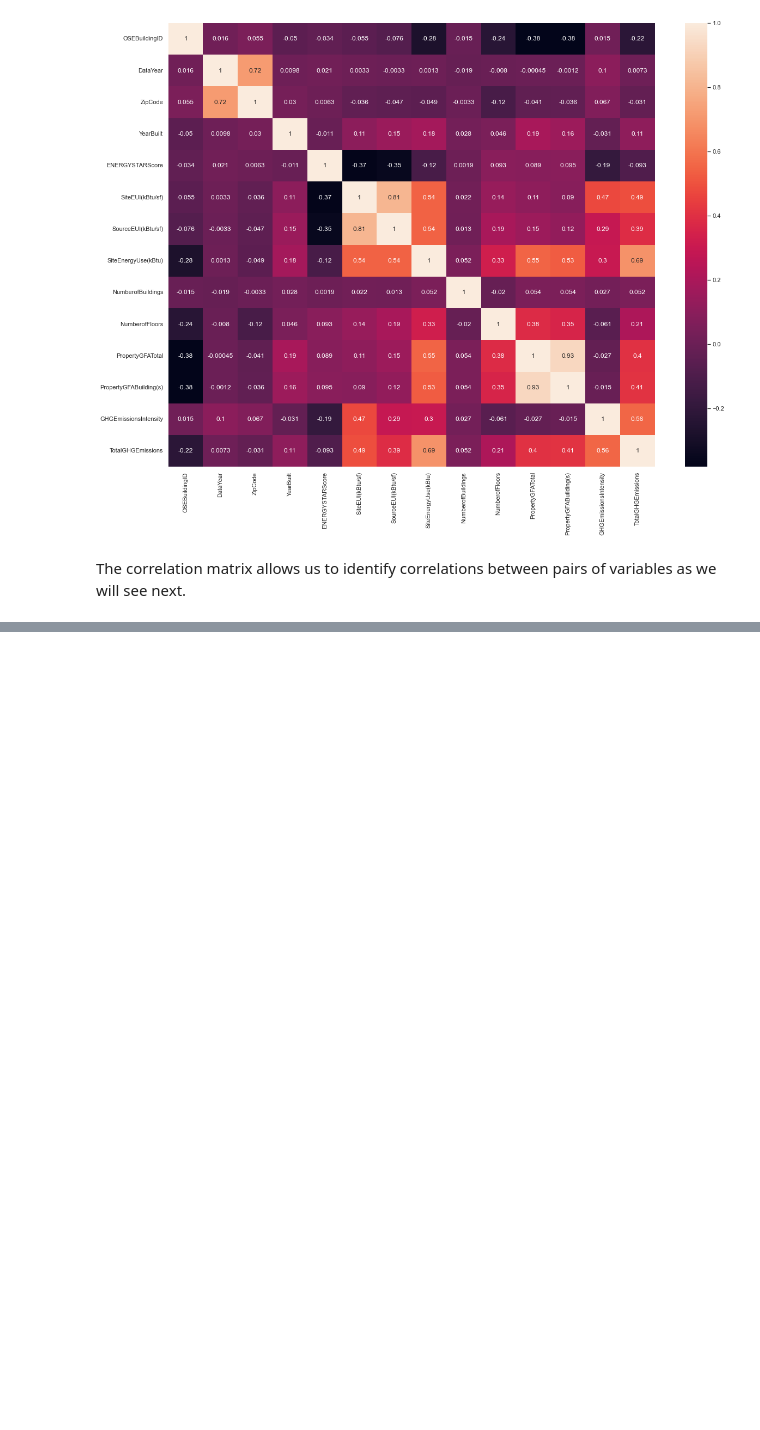
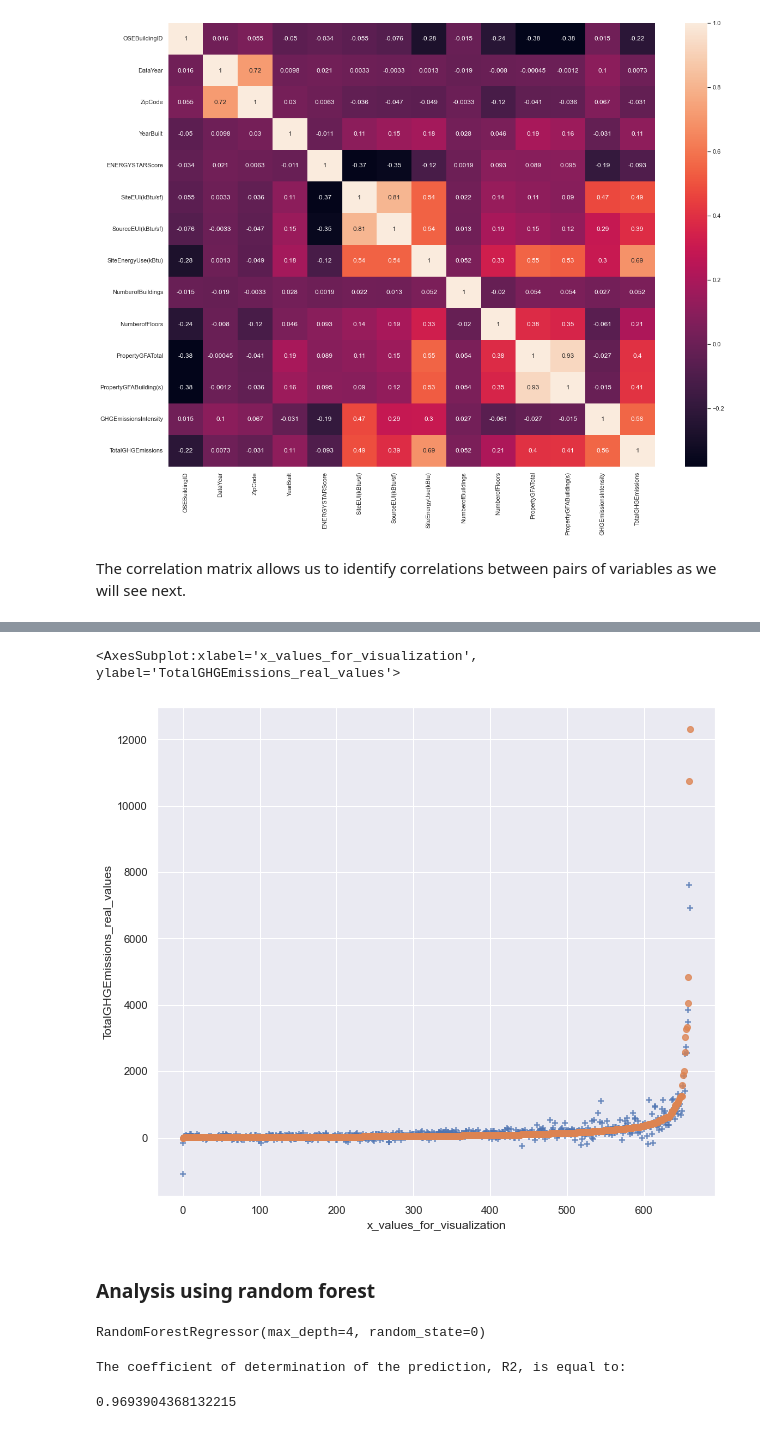
Before and after one commit to MariaDBPerez/energy_consumption, a Jupyter notebook: project_4.ipynb, the cells around one changed output, grey strips where cells are left out. Cells and saved outputs as stored; diff of their text form; code cells hidden in the pictures; blank space fills up the shorter version.

```diff
--- a/project_4.ipynb
+++ b/project_4.ipynb
@@ -690,0 +710,6 @@ array([3.75290657e+01, 2.72061424e+02, 6.73808873e+00, 8.64397844e+00,
+# %%
+real_and_predicted_values_test_data_frame = real_and_predicted_values_test_data_frame.sort_values(by=['TotalGHGEmissions_real_values'])
+# %%
+list_y_GHG_emissions_size = [i for i in range(len(real_and_predicted_values_test_data_frame))]
+# %%
+real_and_predicted_values_test_data_frame['x_values_for_visualization'] = list_y_GHG_emissions_size
@@ -690,0 +725,9 @@ array([3.75290657e+01, 2.72061424e+02, 6.73808873e+00, 8.64397844e+00,
+# %%
+plt.subplots(figsize=(10, 9))
+sns.regplot(x="x_values_for_visualization", y="TotalGHGEmissions_predicted_values", data=real_and_predicted_values_test_data_frame, fit_reg=False, marker='+')
+sns.regplot(x="x_values_for_visualization", y="TotalGHGEmissions_real_values", data=real_and_predicted_values_test_data_frame, fit_reg=False)
+# %% [output]
+<AxesSubplot:xlabel='x_values_for_visualization', ylabel='TotalGHGEmissions_real_values'>
+[figure, added]
+# %% [markdown]
+### Analysis using random forest
@@ -690,0 +738,10 @@ array([3.75290657e+01, 2.72061424e+02, 6.73808873e+00, 8.64397844e+00,
+# %%
+clf.fit(X_training, y_training)
+# %% [output]
+RandomForestRegressor(max_depth=4, random_state=0)
+# %%
+print("The coefficient of determination of the prediction, R2, is equal to:")
+clf.score(X_test, y_test)
+# %% [output]
+The coefficient of determination of the prediction, R2, is equal to:
+0.9693904368132215
```
Also changed, not shown: parts of 50 cells of this notebook.
